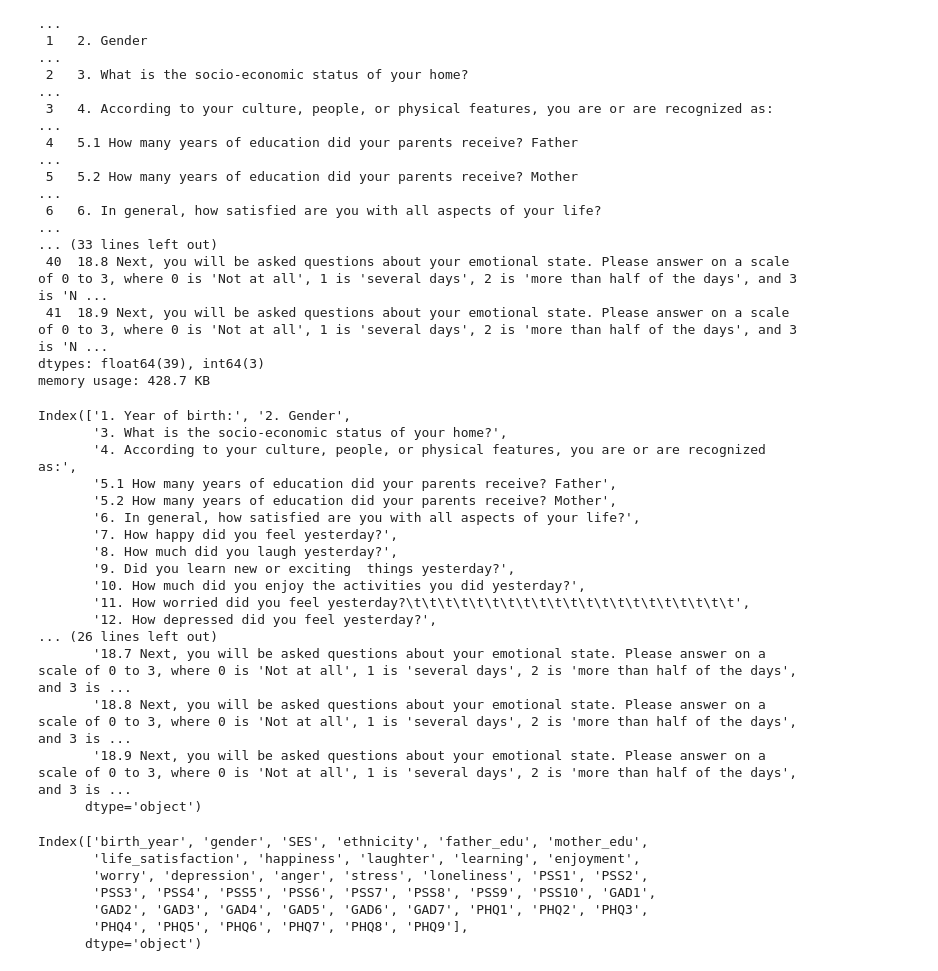
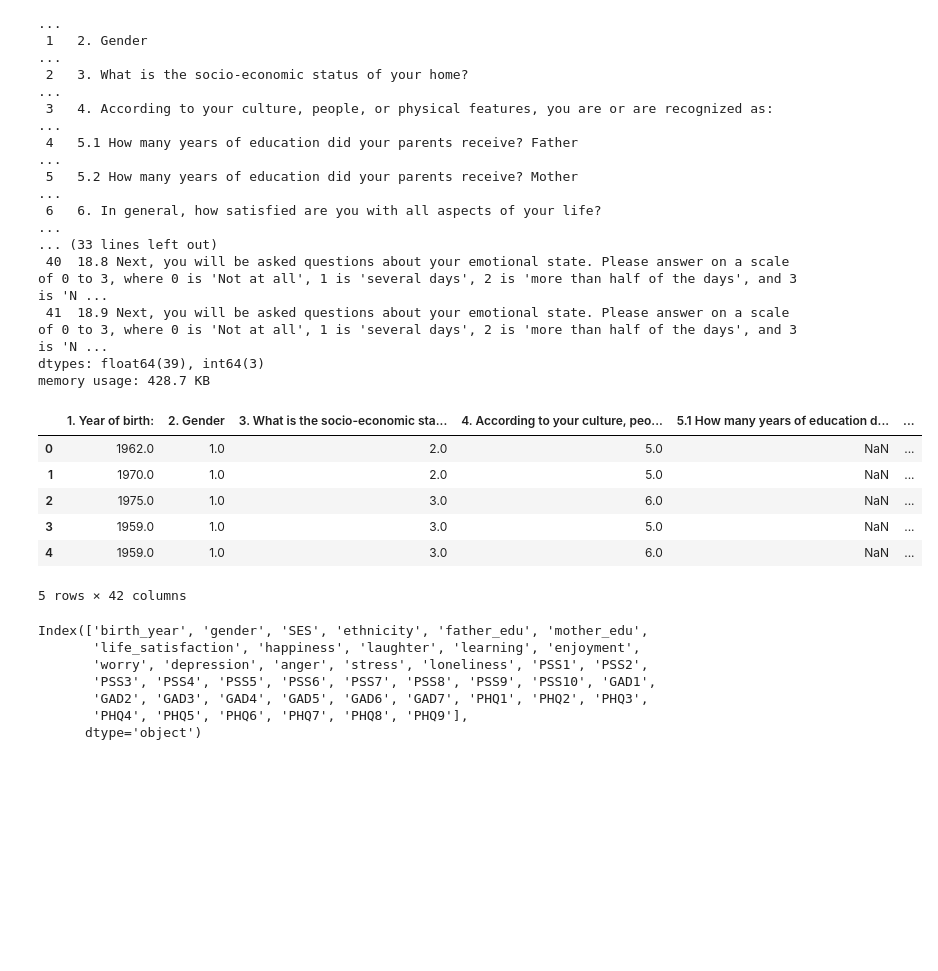
Before and after one commit to SakshiSingh1506/mental-health-network-analysis, a Jupyter notebook: new_mlg.ipynb, the cells around one changed output. Cells and saved outputs as stored; diff of their text form; code cells hidden in the pictures; blank space fills up the shorter version.

```diff
--- a/new_mlg.ipynb
+++ b/new_mlg.ipynb
@@ -24,24 +27,13 @@ memory usage: 428.7 KB
 # %%
 df.head()
-df.columns
 # %% [output]
+|  | 1. Year of birth: | 2. Gender | 3. What is the socio-economic sta... | 4. According to your culture, peo... | 5.1 How many years of education d... | ... |
+| 0 | 1962.0 | 1.0 | 2.0 | 5.0 | NaN | ... |
+| 1 | 1970.0 | 1.0 | 2.0 | 5.0 | NaN | ... |
+| 2 | 1975.0 | 1.0 | 3.0 | 6.0 | NaN | ... |
+| 3 | 1959.0 | 1.0 | 3.0 | 5.0 | NaN | ... |
+| 4 | 1959.0 | 1.0 | 3.0 | 6.0 | NaN | ... |
-Index(['1. Year of birth:', '2. Gender',
-       '3. What is the socio-economic status of your home?',
-       '4. According to your culture, people, or physical features, you are or are recognized as:',
-       '5.1 How many years of education did your parents receive? Father',
-       '5.2 How many years of education did your parents receive? Mother',
-       '6. In general, how satisfied are you with all aspects of your life?',
-       '7. How happy did you feel yesterday?',
-       '8. How much did you laugh yesterday?',
-       '9. Did you learn new or exciting  things yesterday?',
-       '10. How much did you enjoy the activities you did yesterday?',
-       '11. How worried did you feel yesterday?\t\t\t\t\t\t\t\t\t\t\t\t\t\t\t\t\t\t\t\t\t',
-       '12. How depressed did you feel yesterday?',
-... (26 lines left out)
-       '18.7 Next, you will be asked questions about your emotional state. Please answer on a scale of 0 to 3, where 0 is 'Not at all', 1 is 'several days', 2 is 'more than half of the days', and 3 is ...
-       '18.8 Next, you will be asked questions about your emotional state. Please answer on a scale of 0 to 3, where 0 is 'Not at all', 1 is 'several days', 2 is 'more than half of the days', and 3 is ...
-       '18.9 Next, you will be asked questions about your emotional state. Please answer on a scale of 0 to 3, where 0 is 'Not at all', 1 is 'several days', 2 is 'more than half of the days', and 3 is ...
-      dtype='object')
+5 rows × 42 columns
 # %%
 rename_map = {
     '1. Year of birth:': 'birth_year',
```
Also changed, not shown: parts of 13 cells of this notebook.
